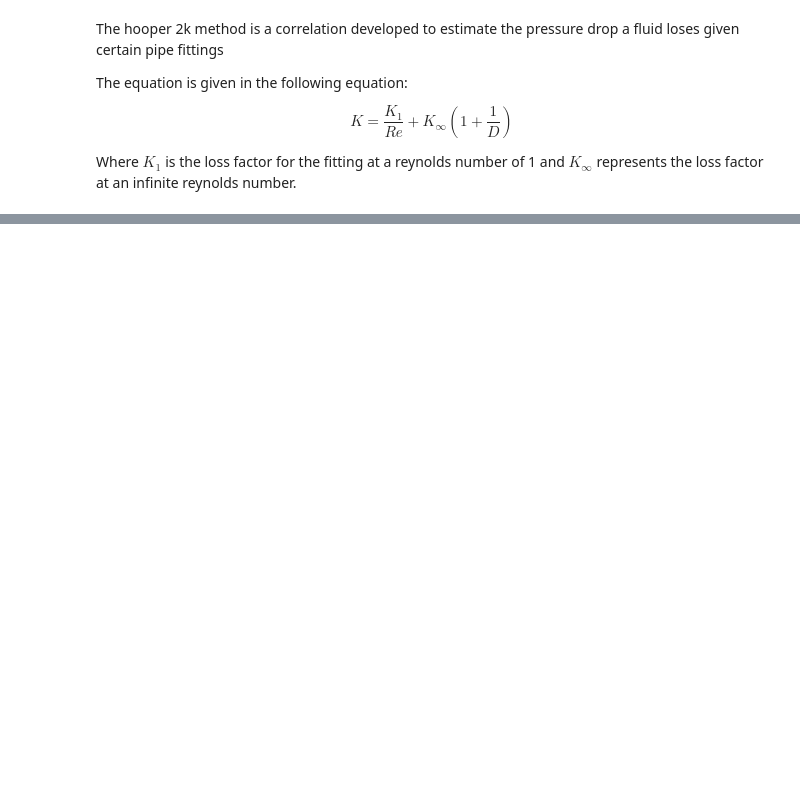
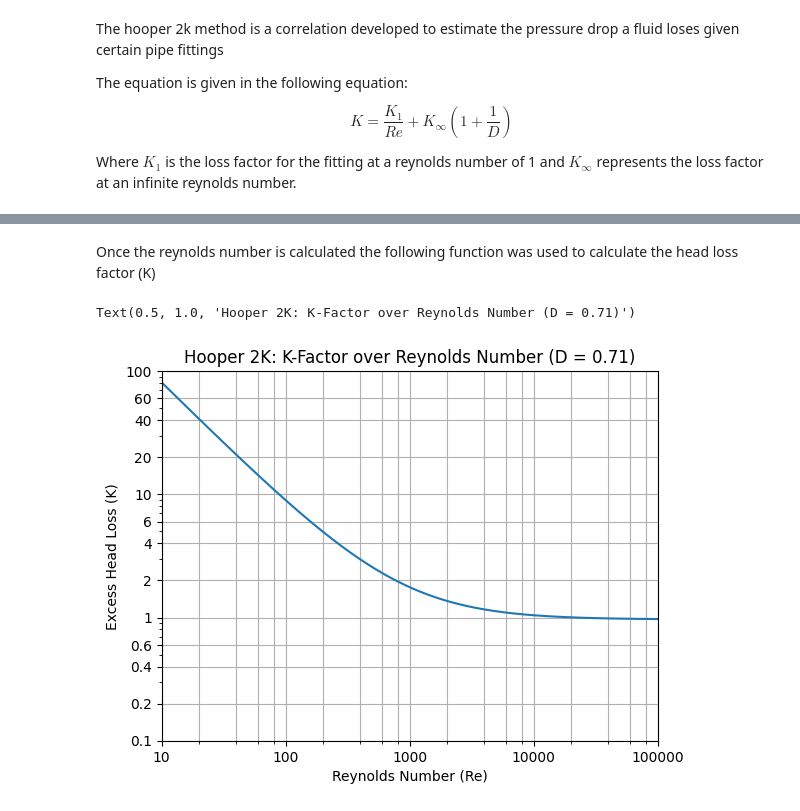
Before and after one commit to mtnorden/hooper2K, a Jupyter notebook: Hooper_2K.ipynb, the cells around one changed output, grey strips where cells are left out. Drawn from its saved outputs; the diff is of its cells as text; code cells hidden in the pictures; blank space fills up the shorter version.

Commit message:
Creates the plot found in Hoopers original works

```diff
--- a/Hooper_2K.ipynb
+++ b/Hooper_2K.ipynb
@@ -56,0 +59,48 @@ np.float64(10065.549461319777)
+# %% [markdown]
+Once the reynolds number is calculated the following function was used to calculate the head loss factor (K)
+# %%
+def hooperHeadLoss(K1:float,Kinf:float,Re:float,D:float)->float:
+    '''
+    Calculates the head loss factor K given K1, K infinity, the Reynolds number, and the pipe diameter
+
+    Parameters:
+        K1 (float): Dimensionless constant derived from type of pipe fitting
+        Kinf (float): Dimensionless constant derived from type of pipe fitting
+        Re (float): Reynolds number Dimensionless constant characterizing flow in pipe
+        D (float): pipe diameter (in) which the fluid is flowing in
+
+    Return:
+        K (float): Dimensionless constant which characterizes the head loss around the bend
+
+    '''
+    return (K1 / Re) + Kinf*(1+1/D)
+# %%
+#Create Objects
+fig1, ax1 = plt.subplots()
+
+#Create Data
+reynoldsRange = np.logspace(1,5,base=10,num=10000)
+headLoss = hooperHeadLoss(800,0.40,reynoldsRange,0.71)
+
+#Plot the Data and Adjust Axis Range
+plt.loglog(reynoldsRange,headLoss)
+ax1.set_ylim([0.1,100])
+ax1.set_xlim([10,100000])
+
+#Modify ticks to match paper by Hooper
+ax1.set_yticks([0.1, 0.2,0.4,0.6,1,2,4,6,10,20,40,60,100])
+ax1.set_yticklabels(['0.1', '0.2','0.4','0.6','1','2','4','6','10','20','40','60','100'])
+ax1.xaxis.set_major_formatter(ticks.ScalarFormatter())
+ax1.xaxis.set_minor_locator(ticks.LogLocator(base=10.0,subs=[0.2,0.4,0.6,0.8]))
+
+#Add gridlines
+ax1.yaxis.grid(which='major')
+ax1.xaxis.grid(which='both')
+
+#Format axis labels
+ax1.set_xlabel("Reynolds Number (Re)",)
+ax1.set_ylabel("Excess Head Loss (K)")
+ax1.set_title("Hooper 2K: K-Factor over Reynolds Number (D = 0.71)")
+# %% [output]
+Text(0.5, 1.0, 'Hooper 2K: K-Factor over Reynolds Number (D = 0.71)')
+[figure, added]
```
Also changed, not shown: parts of 3 cells of this notebook.
